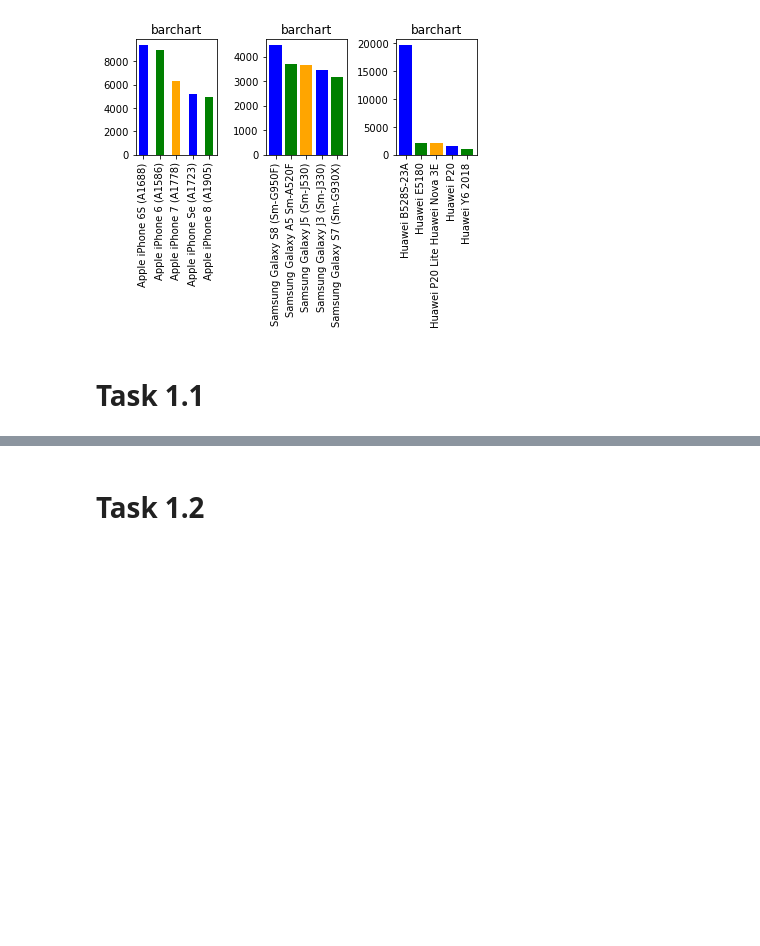
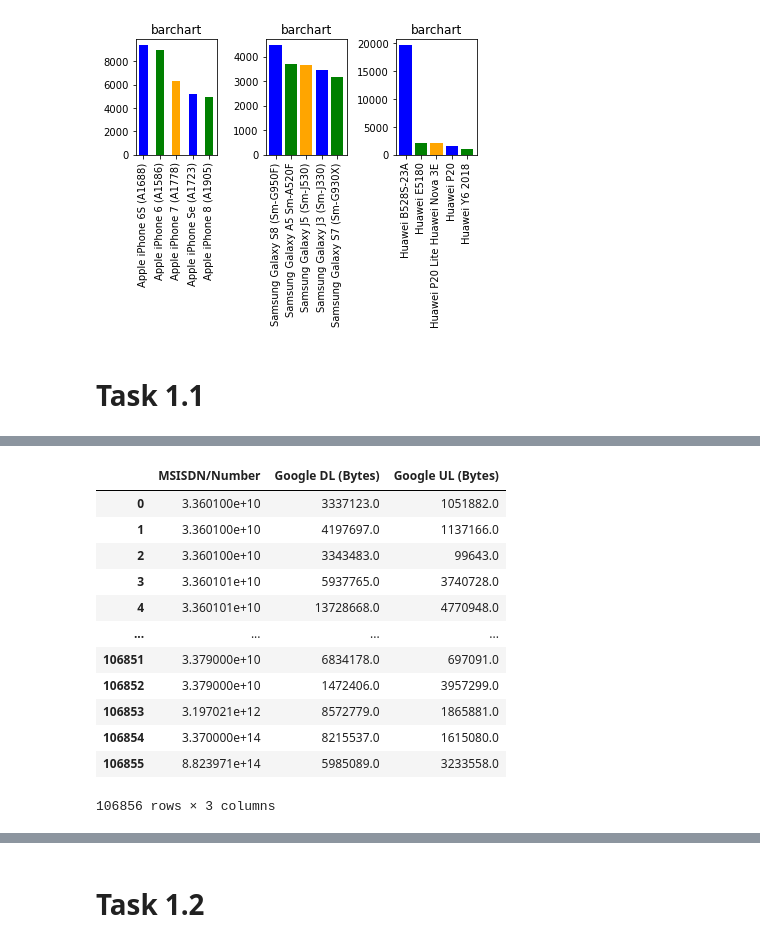
Before and after one commit to degagawolde/User-Analytics-Telecommunication-Industry, a Jupyter notebook: notebook/User-Overview-Analysis.ipynb, the cells around one changed output, grey strips where cells are left out. Drawn from its saved outputs; the diff is of its cells as text; code cells hidden in the pictures; blank space fills up the shorter version.

```diff
--- a/notebook/Data_Exploration.ipynb
+++ b/notebook/User-Overview-Analysis.ipynb
@@ -194,0 +216,19 @@ total_upload[total_upload['Total UL (Bytes)']['sum'] > 1000000]
+# %%
+
+total_google_data = clean_data.groupby('MSISDN/Number').agg(
+    {'Google DL (Bytes)': 'sum', 'Google UL (Bytes)':'sum'}).reset_index()
+total_google_data
+# %% [output]
+|  | MSISDN/Number | Google DL (Bytes) | Google UL (Bytes) |
+| 0 | 3.360100e+10 | 3337123.0 | 1051882.0 |
+| 1 | 3.360100e+10 | 4197697.0 | 1137166.0 |
+| 2 | 3.360100e+10 | 3343483.0 | 99643.0 |
+| 3 | 3.360101e+10 | 5937765.0 | 3740728.0 |
+| 4 | 3.360101e+10 | 13728668.0 | 4770948.0 |
+| ... | ... | ... | ... |
+| 106851 | 3.379000e+10 | 6834178.0 | 697091.0 |
+| 106852 | 3.379000e+10 | 1472406.0 | 3957299.0 |
+| 106853 | 3.197021e+12 | 8572779.0 | 1865881.0 |
+| 106854 | 3.370000e+14 | 8215537.0 | 1615080.0 |
+| 106855 | 8.823971e+14 | 5985089.0 | 3233558.0 |
+106856 rows × 3 columns
```
Also changed, not shown: parts of 9 cells of this notebook.
